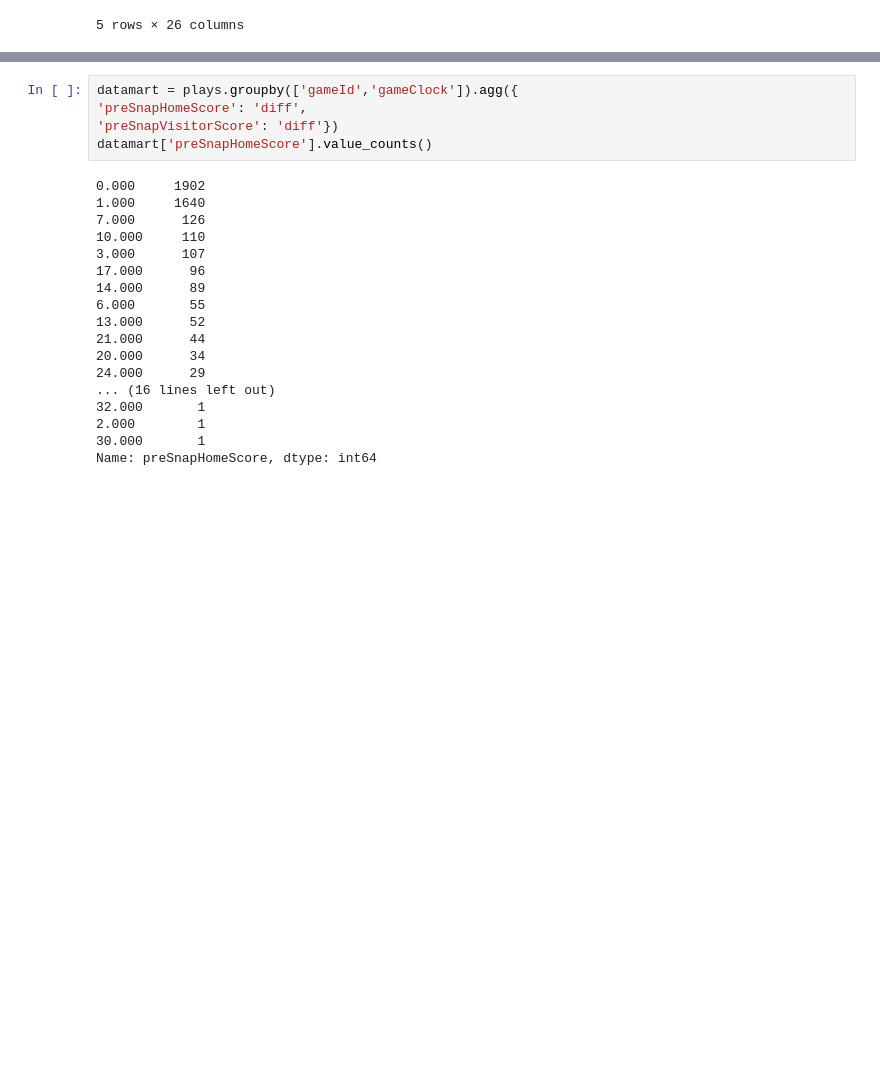
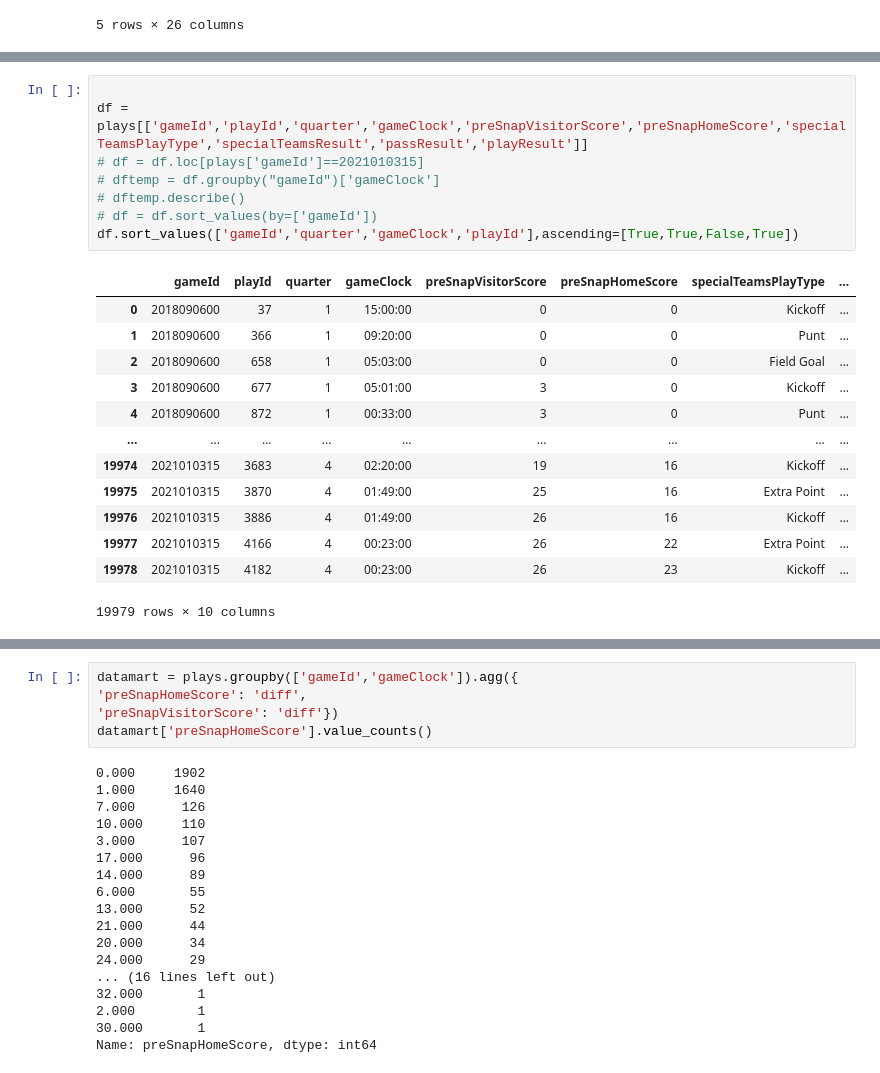
Before and after one commit to JackBellamy/NFL, a Jupyter notebook: NFL.ipynb, the cells around one changed output, grey strips where cells are left out. Cells and saved outputs as stored; diff of their text form; blank space fills up the shorter version.

```diff
--- a/NFL.ipynb
+++ b/NFL.ipynb
@@ -188,0 +193,22 @@ plays.head()
+# %%
+
+df = plays[['gameId','playId','quarter','gameClock','preSnapVisitorScore','preSnapHomeScore','specialTeamsPlayType','specialTeamsResult','passResult','playResult']]
+# df = df.loc[plays['gameId']==2021010315]
+# dftemp = df.groupby("gameId")['gameClock']
+# dftemp.describe()
+# df = df.sort_values(by=['gameId'])
+df.sort_values(['gameId','quarter','gameClock','playId'],ascending=[True,True,False,True])
+# %% [output]
+|  | gameId | playId | quarter | gameClock | preSnapVisitorScore | preSnapHomeScore | specialTeamsPlayType | ... |
+| 0 | 2018090600 | 37 | 1 | 15:00:00 | 0 | 0 | Kickoff | ... |
+| 1 | 2018090600 | 366 | 1 | 09:20:00 | 0 | 0 | Punt | ... |
+| 2 | 2018090600 | 658 | 1 | 05:03:00 | 0 | 0 | Field Goal | ... |
+| 3 | 2018090600 | 677 | 1 | 05:01:00 | 3 | 0 | Kickoff | ... |
+| 4 | 2018090600 | 872 | 1 | 00:33:00 | 3 | 0 | Punt | ... |
+| ... | ... | ... | ... | ... | ... | ... | ... | ... |
+| 19974 | 2021010315 | 3683 | 4 | 02:20:00 | 19 | 16 | Kickoff | ... |
+| 19975 | 2021010315 | 3870 | 4 | 01:49:00 | 25 | 16 | Extra Point | ... |
+| 19976 | 2021010315 | 3886 | 4 | 01:49:00 | 26 | 16 | Kickoff | ... |
+| 19977 | 2021010315 | 4166 | 4 | 00:23:00 | 26 | 22 | Extra Point | ... |
+| 19978 | 2021010315 | 4182 | 4 | 00:23:00 | 26 | 23 | Kickoff | ... |
+19979 rows × 10 columns
```
Also changed, not shown: parts of 11 cells of this notebook.
